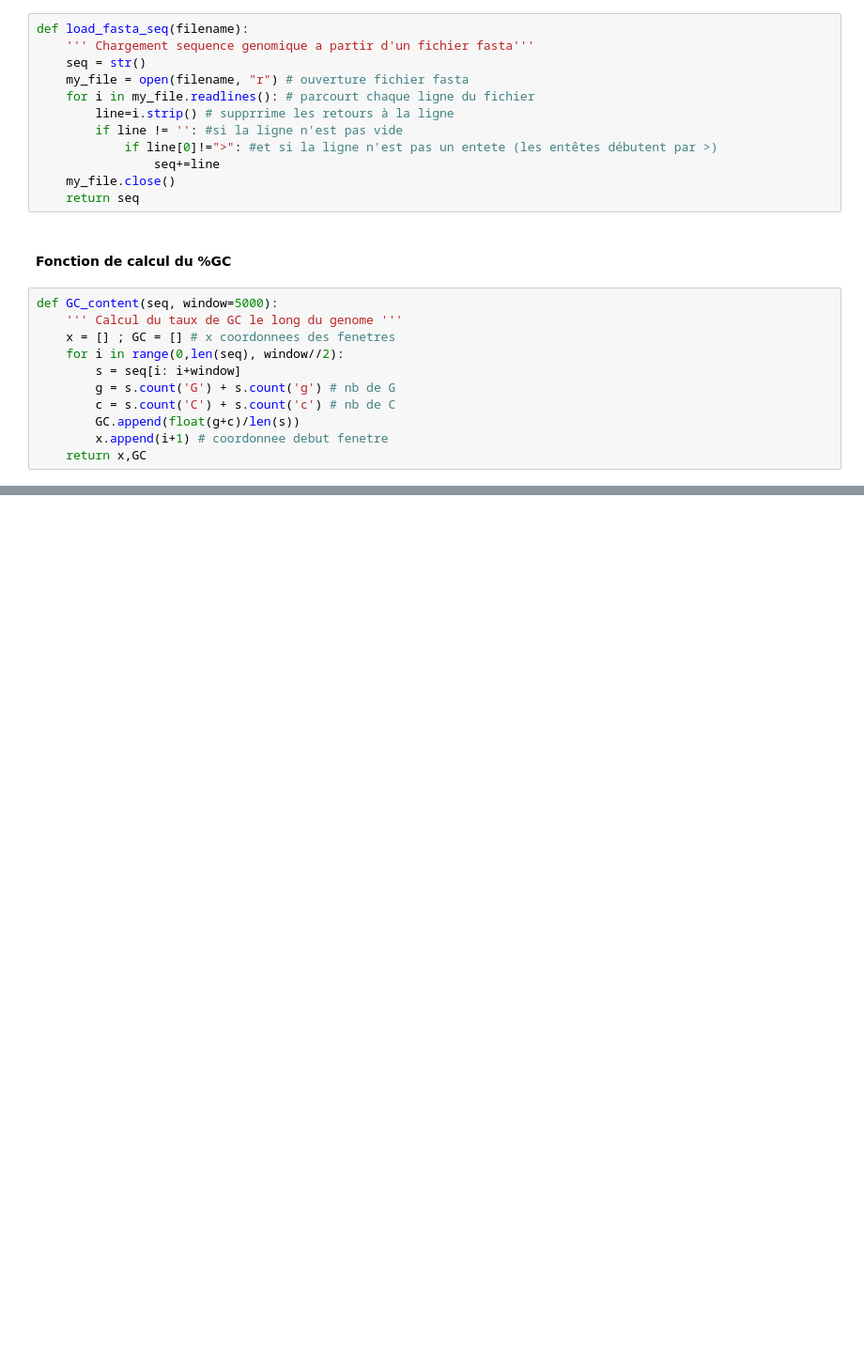
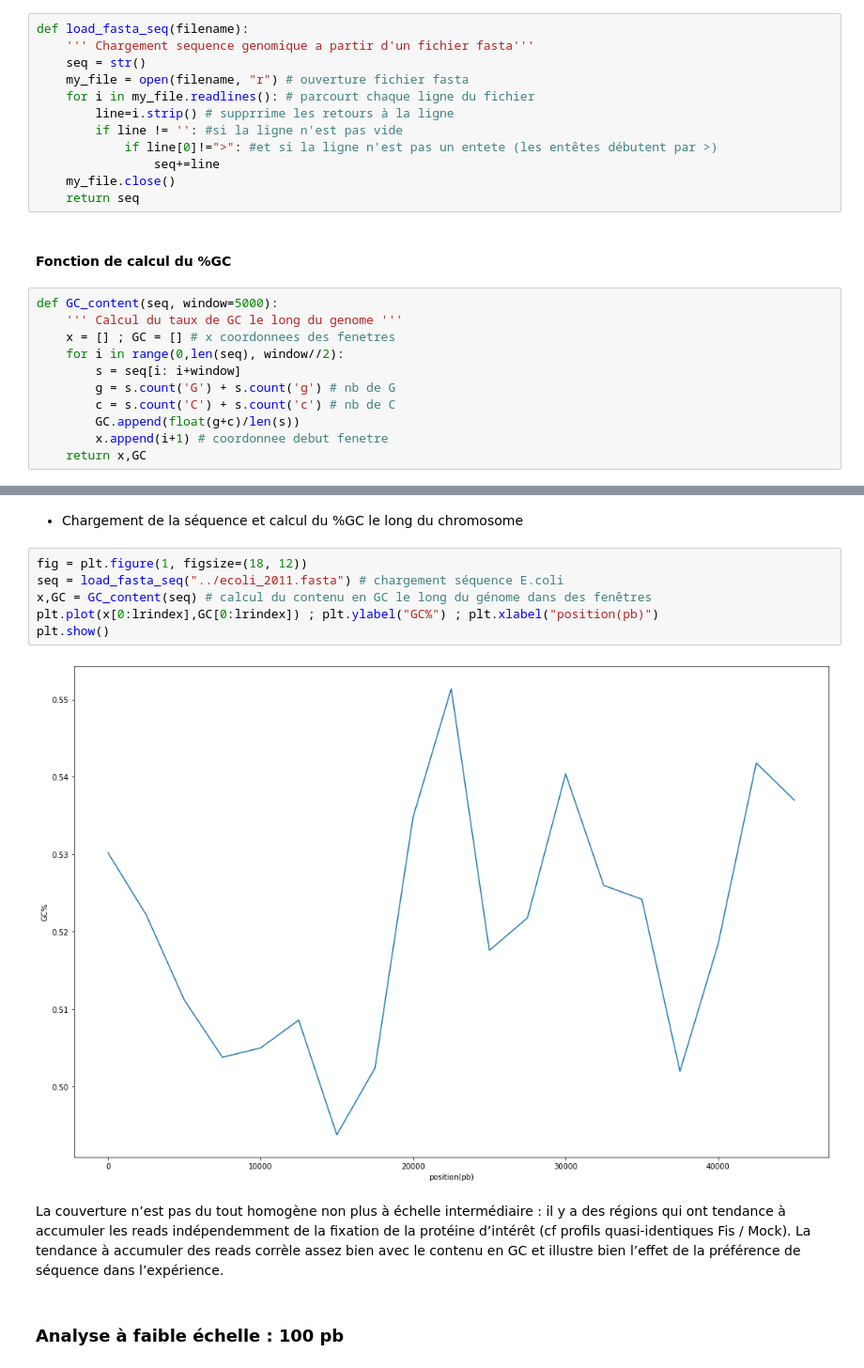
Before and after one commit to neonicoo/TP_ChIP-Seq_4BiM, a Jupyter notebook: TP_ChIP-Seq_4BiM.ipynb, the cells around one changed output, grey strips where cells are left out. Shown at 94% size. Cells and saved outputs as stored; diff of their text form; blank space fills up the shorter version.

```diff
--- a/TP_ChIP-Seq_4BiM.ipynb
+++ b/TP_ChIP-Seq_4BiM.ipynb
@@ -57,0 +162,14 @@ def GC_content(seq, window=5000):
+# %% [markdown]
++ Chargement de la séquence et calcul du %GC le long du chromosome
+# %%
+fig = plt.figure(1, figsize=(18, 12))
+seq = load_fasta_seq("../ecoli_2011.fasta") # chargement séquence E.coli
+x,GC = GC_content(seq) # calcul du contenu en GC le long du génome dans des fenêtres
+plt.plot(x[0:lrindex],GC[0:lrindex]) ; plt.ylabel("GC%") ; plt.xlabel("position(pb)")
+plt.show()
+# %% [output]
+[figure, added]
+# %% [markdown]
+La couverture n’est pas du tout homogène non plus à échelle intermédiaire : il y a des régions qui ont tendance à accumuler les reads indépendemment de la ﬁxation de la protéine d’intérêt (cf proﬁls quasi-identiques Fis / Mock). La tendance à accumuler des reads corrèle assez bien avec le contenu en GC et illustre bien l’eﬀet de la préférence de séquence dans l’expérience.
+# %% [markdown]
+### Analyse à faible échelle : 100 pb
```
Also changed, not shown: parts of 17 cells of this notebook.
